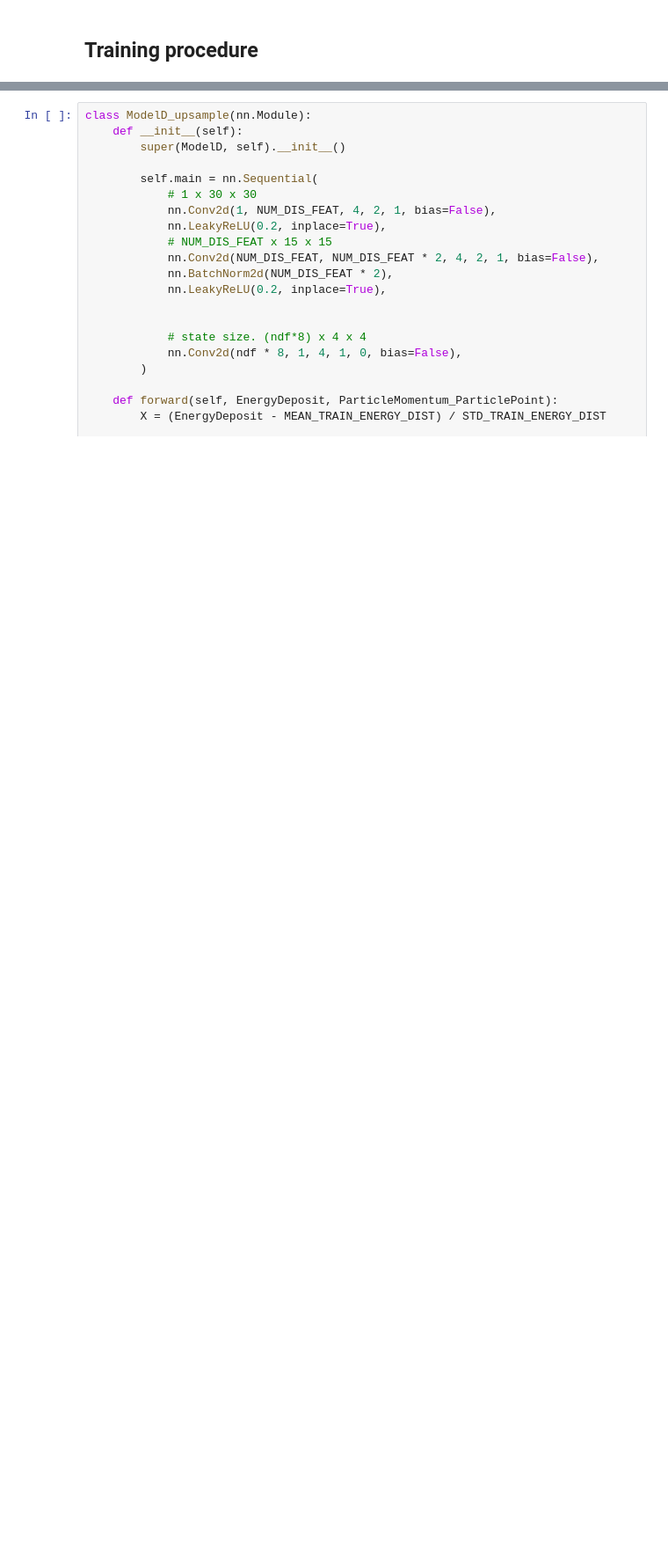
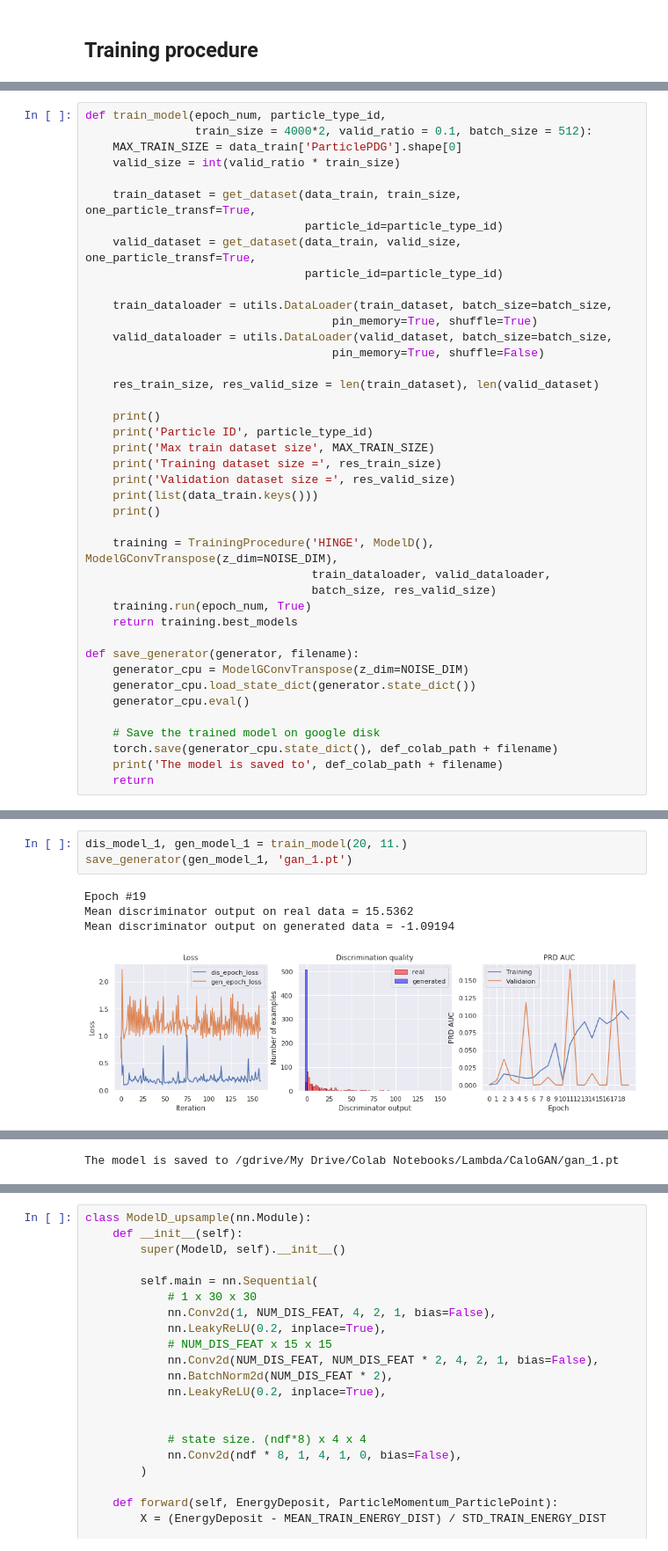
Before and after one commit to TheodorSergeev/mlhep2019_2_phase, a Jupyter notebook: analysis/lhcb_calo_gan.ipynb, the cells around one changed output, grey strips where cells are left out. Shown: that part at 88% size. Drawn from its saved outputs; the diff is of its cells as text; blank space fills up the shorter version.

```diff
--- a/analysis/lhcb_calo_gan.ipynb
+++ b/analysis/lhcb_calo_gan.ipynb
@@ -962,0 +974,41 @@ def run_training(epoch_num, use_separate_validation=False):
+# %%
+def train_model(epoch_num, particle_type_id,
+                train_size = 4000*2, valid_ratio = 0.1, batch_size = 512):
+    MAX_TRAIN_SIZE = data_train['ParticlePDG'].shape[0]
+    valid_size = int(valid_ratio * train_size)
+
+    train_dataset = get_dataset(data_train, train_size, one_particle_transf=True,
+                                particle_id=particle_type_id)
+    valid_dataset = get_dataset(data_train, valid_size, one_particle_transf=True,
+                                particle_id=particle_type_id)
+
+    train_dataloader = utils.DataLoader(train_dataset, batch_size=batch_size,
+                                    pin_memory=True, shuffle=True)
+    valid_dataloader = utils.DataLoader(valid_dataset, batch_size=batch_size,
+                                    pin_memory=True, shuffle=False)
+
+    res_train_size, res_valid_size = len(train_dataset), len(valid_dataset)
+
+    print()
+    print('Particle ID', particle_type_id)
+    print('Max train dataset size', MAX_TRAIN_SIZE)
+    print('Training dataset size =', res_train_size)
+    print('Validation dataset size =', res_valid_size)
+    print(list(data_train.keys()))
+    print()
+
+    training = TrainingProcedure('HINGE', ModelD(), ModelGConvTranspose(z_dim=NOISE_DIM),
+                                 train_dataloader, valid_dataloader,
+                                 batch_size, res_valid_size)
+    training.run(epoch_num, True)
+    return training.best_models
+
+def save_generator(generator, filename):
+    generator_cpu = ModelGConvTranspose(z_dim=NOISE_DIM)
+    generator_cpu.load_state_dict(generator.state_dict())
+    generator_cpu.eval()
+
+    # Save the trained model on google disk
+    torch.save(generator_cpu.state_dict(), def_colab_path + filename)
+    print('The model is saved to', def_colab_path + filename)
+    return
@@ -962,0 +1017,8 @@ def run_training(epoch_num, use_separate_validation=False):
+# %%
+dis_model_1, gen_model_1 = train_model(20, 11.)
+save_generator(gen_model_1, 'gan_1.pt')
+# %% [output]
+Epoch #19
+Mean discriminator output on real data = 15.5362
+Mean discriminator output on generated data = -1.09194
+[figure, added]
@@ -962,0 +1026 @@ def run_training(epoch_num, use_separate_validation=False):
+The model is saved to /gdrive/My Drive/Colab Notebooks/Lambda/CaloGAN/gan_1.pt
```
Also changed, not shown: parts of 38 cells of this notebook, 4 other files.
